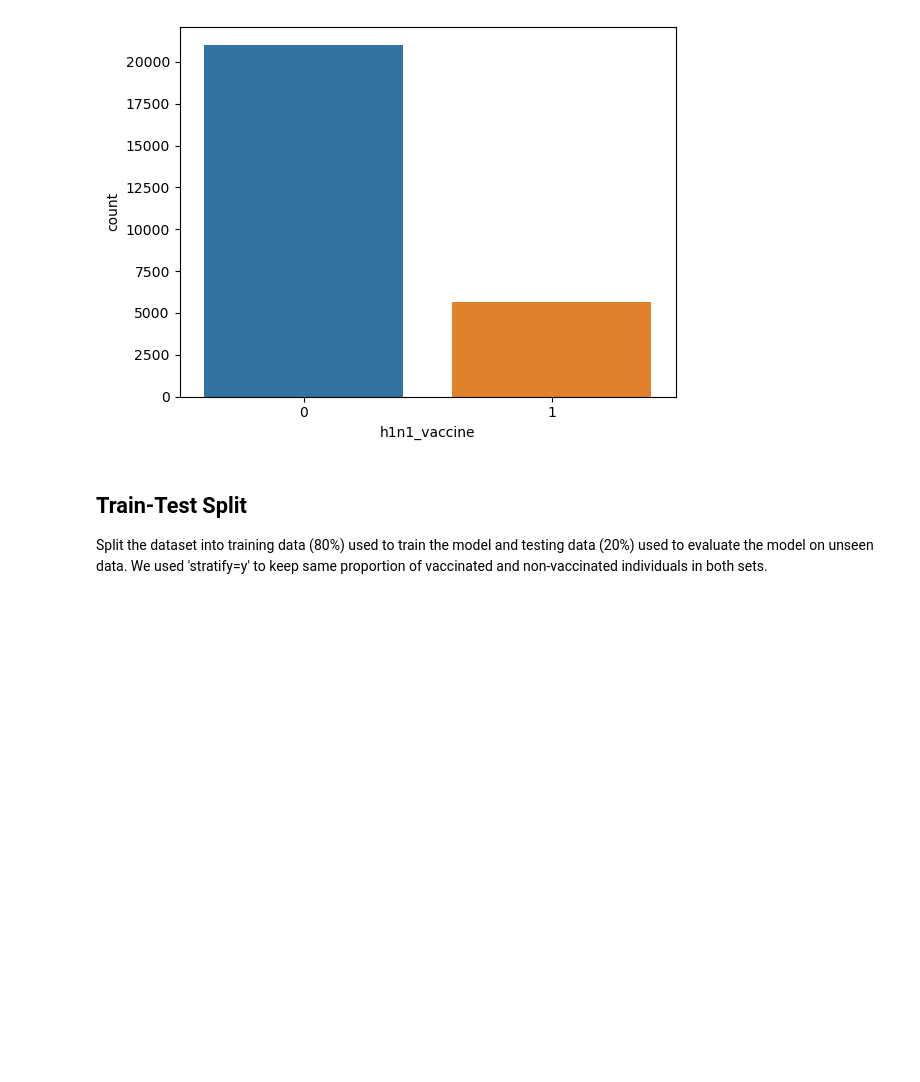
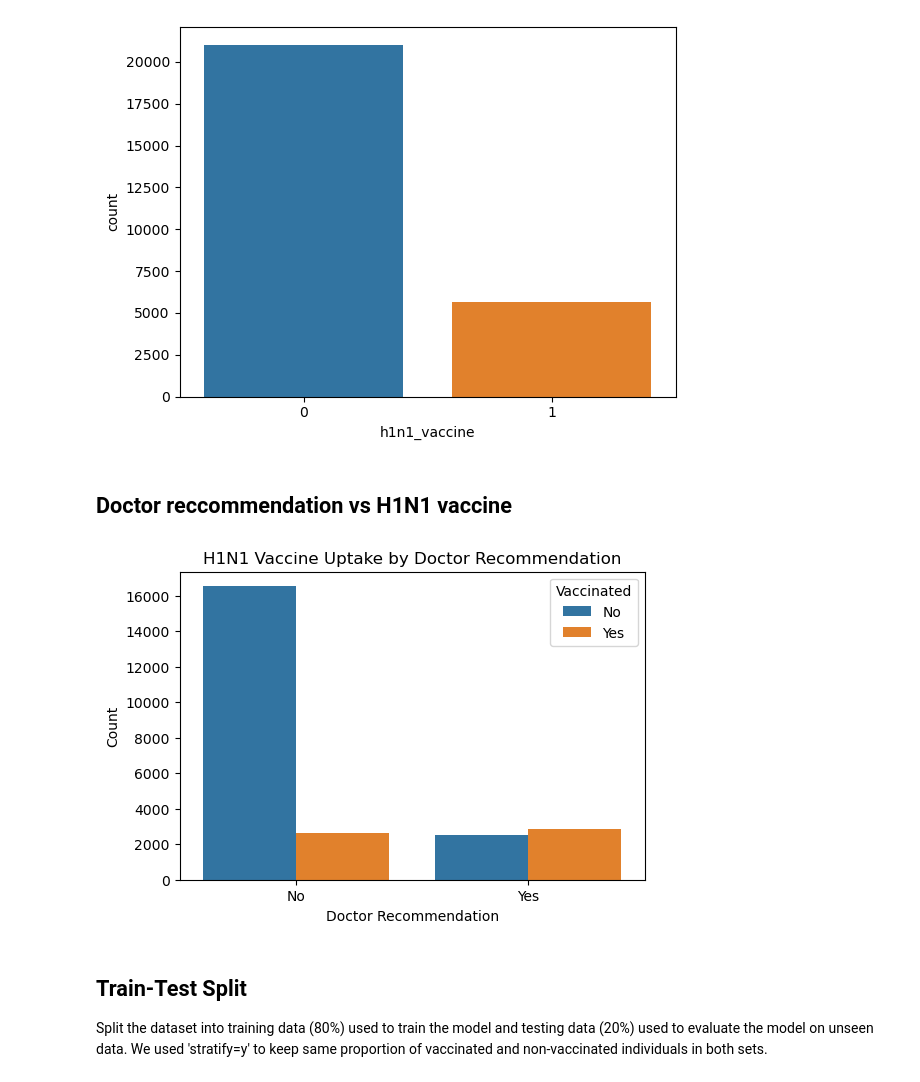
Before and after one commit to frankline254-f/H1N1-Vaccine-Analysis-Predictions, a Jupyter notebook: student.ipynb, the cells around one changed output. Drawn from its saved outputs; the diff is of its cells as text; code cells hidden in the pictures; blank space fills up the shorter version.

Commit message:
Doctor_recc_h1n1 visualization

```diff
--- a/student.ipynb
+++ b/student.ipynb
@@ -137,6 +137,24 @@ sns.countplot(x="h1n1_vaccine", data=df)
 plt.show()
 # %% [output]
 [figure]
+# %% [markdown]
+## Doctor reccommendation vs H1N1 vaccine
+# %%
+# Plot
+plot_df = df[["doctor_recc_h1n1", "h1n1_vaccine"]].dropna().copy()
+
+plot_df["doctor_recc_h1n1"] = plot_df["doctor_recc_h1n1"].map({0: "No", 1: "Yes"})
+plot_df["h1n1_vaccine"] = plot_df["h1n1_vaccine"].map({0: "No", 1: "Yes"})
+
+plt.figure(figsize=(6,4))
+sns.countplot(x="doctor_recc_h1n1", hue="h1n1_vaccine", data=plot_df)
+plt.title("H1N1 Vaccine Uptake by Doctor Recommendation")
+plt.xlabel("Doctor Recommendation")
+plt.ylabel("Count")
+plt.legend(title="Vaccinated")
+plt.show()
+# %% [output]
+[figure, added]
 # %% [markdown]
 ## Train-Test Split
 Split the dataset into training data (80%) used to train the model and testing data (20%) used to evaluate the model on unseen data. We used 'stratify=y' to keep same proportion of vaccinated and non-vaccinated individuals in both sets.
```
